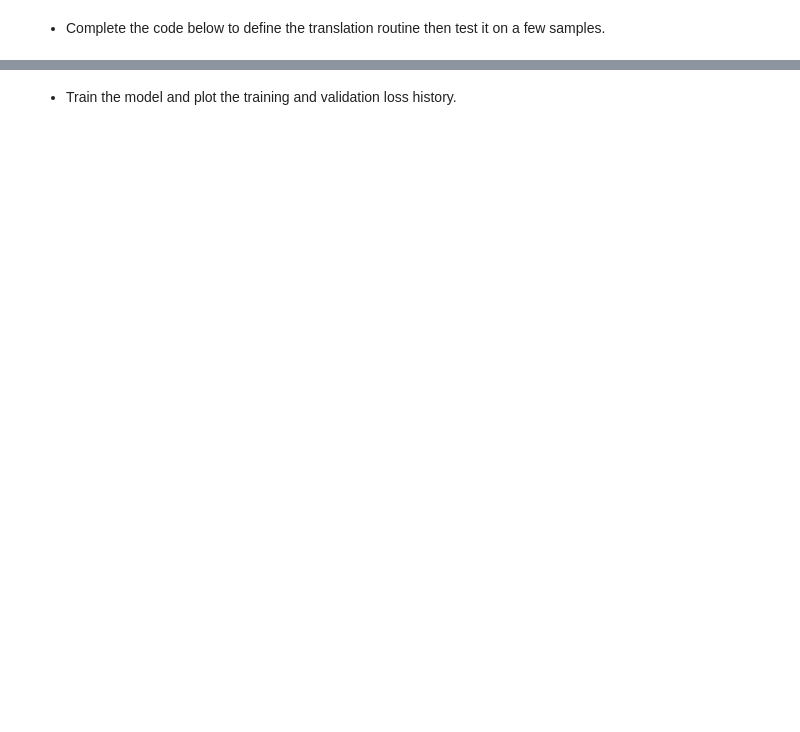
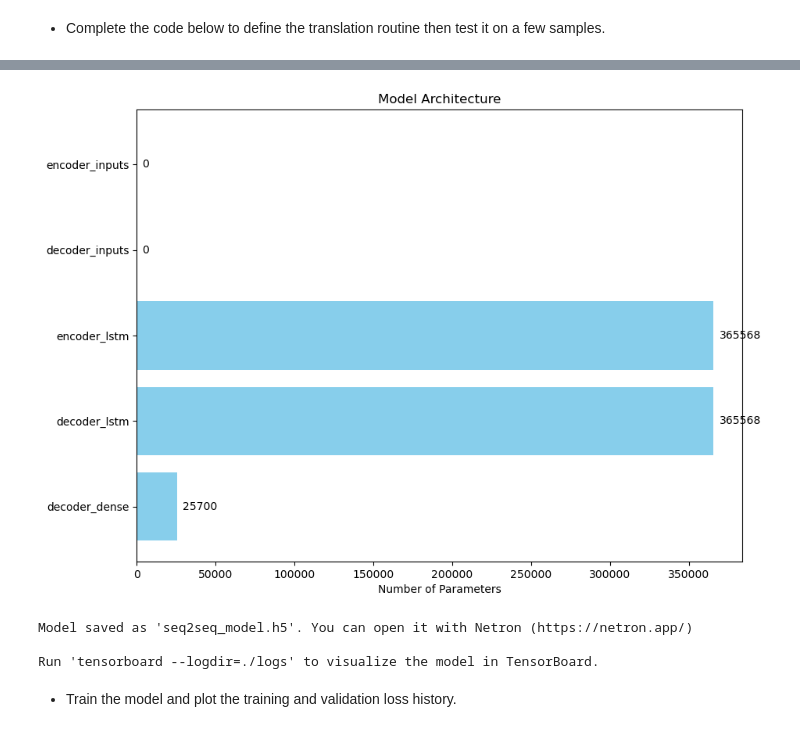
Before and after one commit to Hmati/RNN-Text-Classification-, a Jupyter notebook: RNN-Keras-Text-Classification-and-MT_Blanked-1.ipynb, the cells around one changed output, grey strips where cells are left out. Saved outputs shown, nothing was run; the diff lists cells and outputs as text; code cells hidden in the pictures; blank space fills up the shorter version.

```diff
--- a/RNN-Keras-Text-Classification-and-MT_Blanked-1.ipynb
+++ b/RNN-Keras-Text-Classification-and-MT_Blanked-1.ipynb
@@ -935,0 +1161,76 @@ plot_model(model, show_shapes=True, show_layer_names=False)
+# %%
+import tensorflow as tf
+from tensorflow.keras.models import Model
+from tensorflow.keras.layers import Input, LSTM, Dense
+import matplotlib.pyplot as plt
+from keras.utils.layer_utils import count_params
+
+# Define a simple encoder-decoder model as an example
+input_dim = 100  # Input vocabulary size
+output_dim = 100  # Output vocabulary size
+hidden_dim = 256  # Number of units in LSTM layers
+
+# Encoder
+encoder_inputs = Input(shape=(None, input_dim), name="encoder_inputs")
+encoder_lstm = LSTM(hidden_dim, return_state=True, name="encoder_lstm")
+encoder_outputs, state_h, state_c = encoder_lstm(encoder_inputs)
+encoder_states = [state_h, state_c]
+
+# Decoder
+decoder_inputs = Input(shape=(None, output_dim), name="decoder_inputs")
+decoder_lstm = LSTM(hidden_dim, return_sequences=True, return_state=True, name="decoder_lstm")
+decoder_outputs, _, _ = decoder_lstm(decoder_inputs, initial_state=encoder_states)
+decoder_dense = Dense(output_dim, activation='softmax', name="decoder_dense")
+decoder_outputs = decoder_dense(decoder_outputs)
+
+# Model
+model = Model([encoder_inputs, decoder_inputs], decoder_outputs, name="seq2seq_model")
+
+# Compile the model
+model.compile(optimizer='adam', loss='sparse_categorical_crossentropy', metrics=['accuracy'])
+
+# Method 1: Print a textual summary
+print("Model Summary:")
+model.summary()
+
+# Method 2: Visualize using Matplotlib
+def plot_model_architecture(model):
+    layers = [layer.name for layer in model.layers]
+    num_params = []
+
+    for layer in model.layers:
+        if hasattr(layer, 'weights') and len(layer.weights) > 0:  # Ensure layer has weights
+            num_params.append(count_params(layer.weights))
+        else:
+            num_params.append(0)  # No parameters for layers without weights
+
+    fig, ax = plt.subplots(figsize=(10, len(layers) * 1.5))
+    y_pos = range(len(layers))
+
+    ax.barh(y_pos, num_params, color='skyblue')
+    ax.set_yticks(y_pos)
+    ax.set_yticklabels(layers)
+    ax.invert_yaxis()  # Reverse the order for top-to-bottom flow
+    ax.set_xlabel("Number of Parameters")
+    ax.set_title("Model Architecture")
+
+    for i, v in enumerate(num_params):
+        ax.text(v + max(num_params) * 0.01, i, str(v), va="center")
+
+    plt.show()
+
+print("\nBar Chart Visualization:")
+plot_model_architecture(model)
+
+# Method 3: Save for Netron
+model.save("seq2seq_model.h5")
+print("\nModel saved as 'seq2seq_model.h5'. You can open it with Netron (https://netron.app/)")
+
+# Method 4: Use TensorBoard (optional)
+from tensorflow.keras.callbacks import TensorBoard
+
+tensorboard_callback = TensorBoard(log_dir="./logs", histogram_freq=1)
+# Uncomment the line below to train the model and log for TensorBoard visualization
+# model.fit([encoder_inputs_data, decoder_inputs_data], decoder_target_data, epochs=10, callbacks=[tensorboard_callback])
+print("\nRun 'tensorboard --logdir=./logs' to visualize the model in TensorBoard.")
+# %% [output]
@@ -936,2 +1254,6 @@ plot_model(model, show_shapes=True, show_layer_names=False)
+[figure, added]
+Model saved as 'seq2seq_model.h5'. You can open it with Netron (https://netron.app/)
+
+Run 'tensorboard --logdir=./logs' to visualize the model in TensorBoard.
 # %% [markdown]
 - Train the model and plot the training and validation loss history.
```
Also changed, not shown: parts of 25 cells of this notebook.
